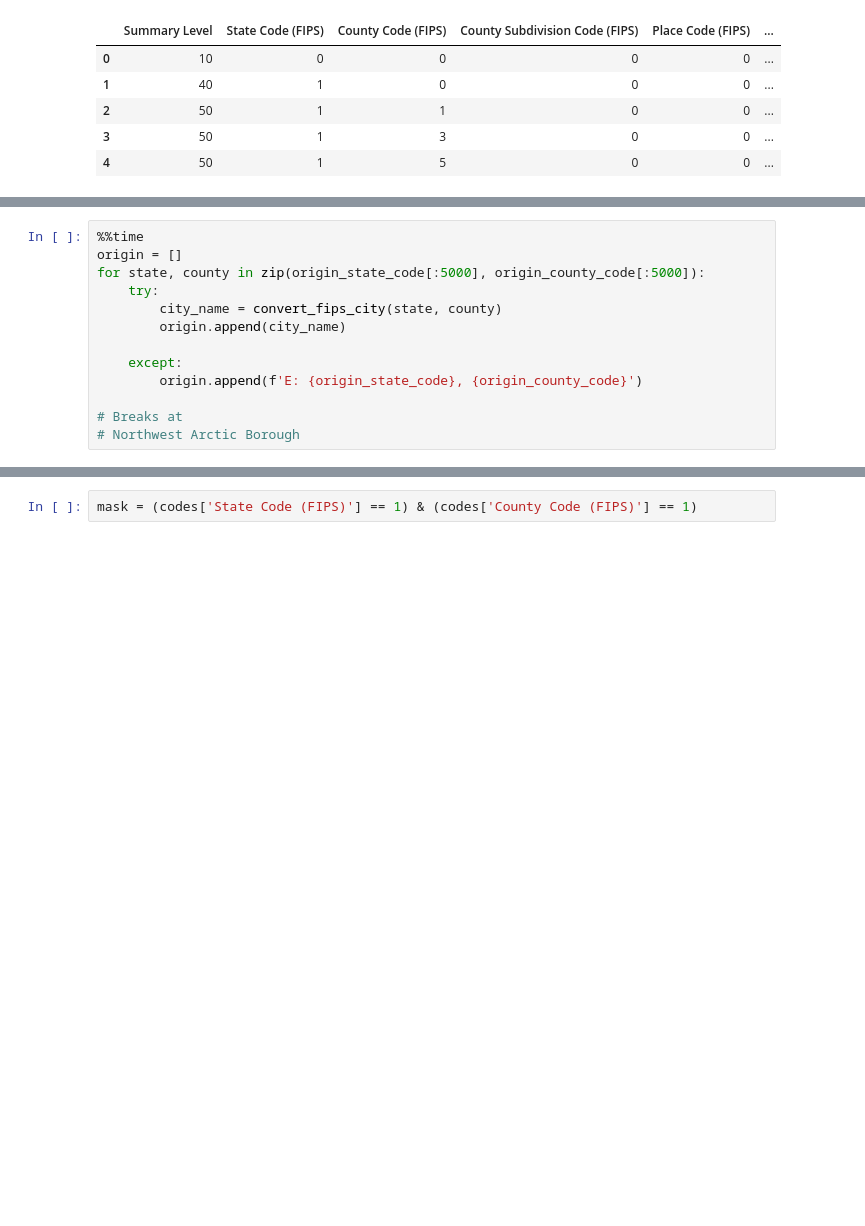
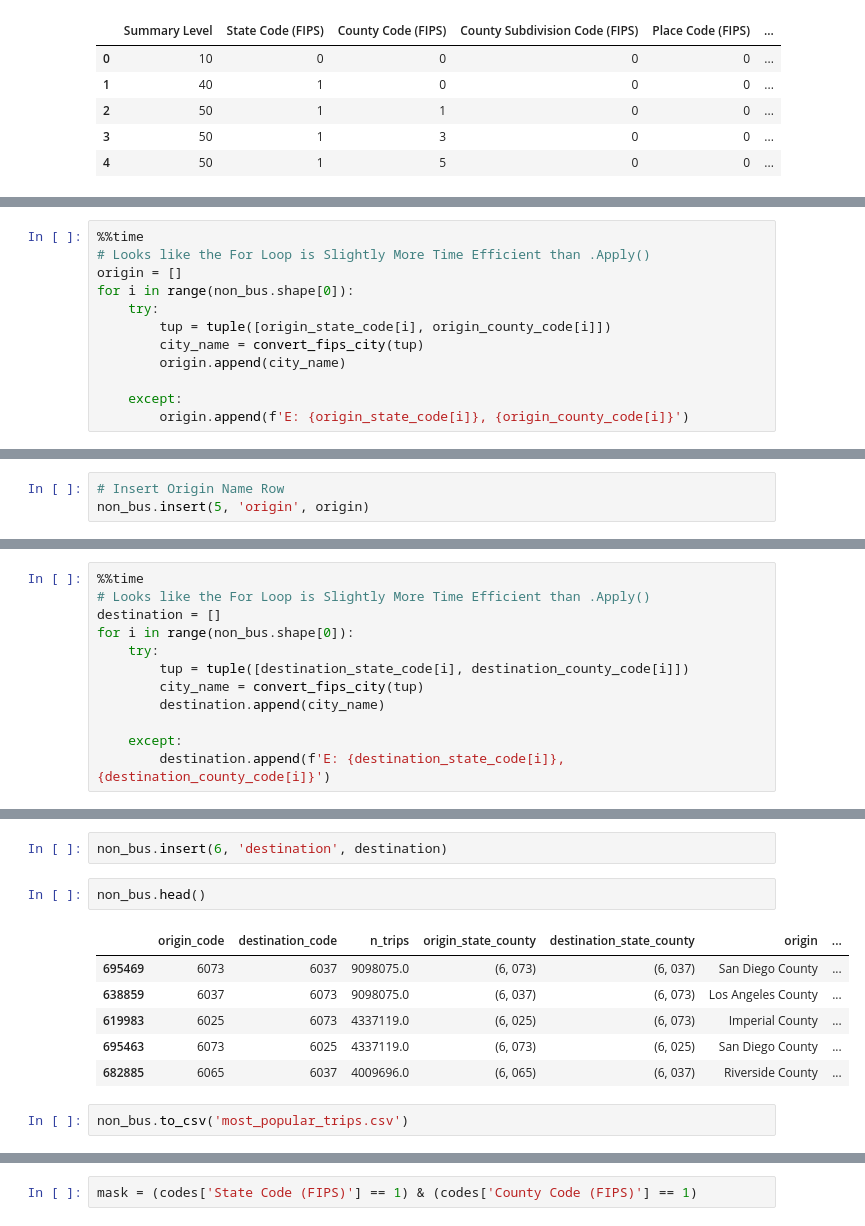
Before and after one commit to taylor-curran/vrb-know, a Jupyter notebook: data/travel_revenue/origin_destination.ipynb, the cells around one changed output, grey strips where cells are left out. Drawn from its saved outputs; the diff is of its cells as text; blank space fills up the shorter version.

Commit message:
Solved! Top trips are decoded and stored in a csv

```diff
--- a/data/travel_revenue/origin_destination.ipynb
+++ b/data/travel_revenue/origin_destination.ipynb
@@ -88,14 +160,13 @@ assert len(origin) == len(destination)
 # %%
 %%time
+# Looks like the For Loop is Slightly More Time Efficient than .Apply()
 origin = []
-for state, county in zip(origin_state_code[:5000], origin_county_code[:5000]):
+for i in range(non_bus.shape[0]):
     try:
-        city_name = convert_fips_city(state, county)
+        tup = tuple([origin_state_code[i], origin_county_code[i]])
+        city_name = convert_fips_city(tup)
         origin.append(city_name)
 
     except:
-        origin.append(f'E: {origin_state_code}, {origin_county_code}')
-
-# Breaks at
-# Northwest Arctic Borough
+        origin.append(f'E: {origin_state_code[i]}, {origin_county_code[i]}')
 # %% [output]
@@ -123,0 +185,3 @@ origin[15:49]
+# %%
+# Insert Origin Name Row
+non_bus.insert(5, 'origin', origin)
@@ -123,0 +192,12 @@ origin[15:49]
+# %%
+%%time
+# Looks like the For Loop is Slightly More Time Efficient than .Apply()
+destination = []
+for i in range(non_bus.shape[0]):
+    try:
+        tup = tuple([destination_state_code[i], destination_county_code[i]])
+        city_name = convert_fips_city(tup)
+        destination.append(city_name)
+
+    except:
+        destination.append(f'E: {destination_state_code[i]}, {destination_county_code[i]}')
@@ -123,0 +207,13 @@ origin[15:49]
+# %%
+non_bus.insert(6, 'destination', destination)
+# %%
+non_bus.head()
+# %% [output]
+|  | origin_code | destination_code | n_trips | origin_state_county | destination_state_county | origin | ... |
+| 695469 | 6073 | 6037 | 9098075.0 | (6, 073) | (6, 037) | San Diego County | ... |
+| 638859 | 6037 | 6073 | 9098075.0 | (6, 037) | (6, 073) | Los Angeles County | ... |
+| 619983 | 6025 | 6073 | 4337119.0 | (6, 025) | (6, 073) | Imperial County | ... |
+| 695463 | 6073 | 6025 | 4337119.0 | (6, 073) | (6, 025) | San Diego County | ... |
+| 682885 | 6065 | 6037 | 4009696.0 | (6, 065) | (6, 037) | Riverside County | ... |
+# %%
+non_bus.to_csv('most_popular_trips.csv')
```
Also changed, not shown: parts of 25 cells of this notebook, 2 other files.
